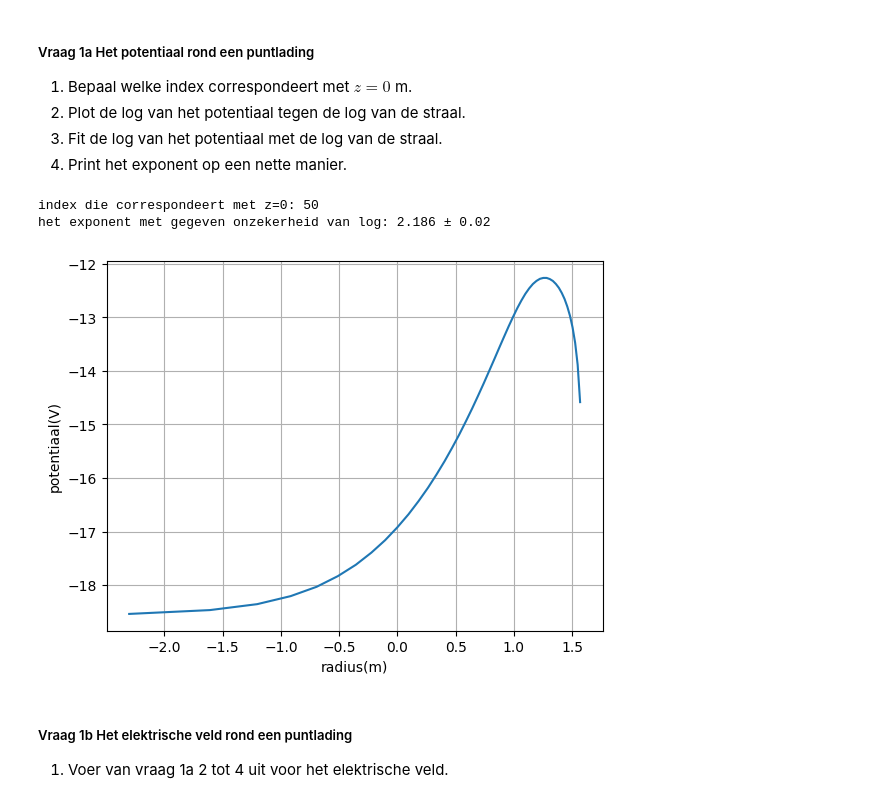
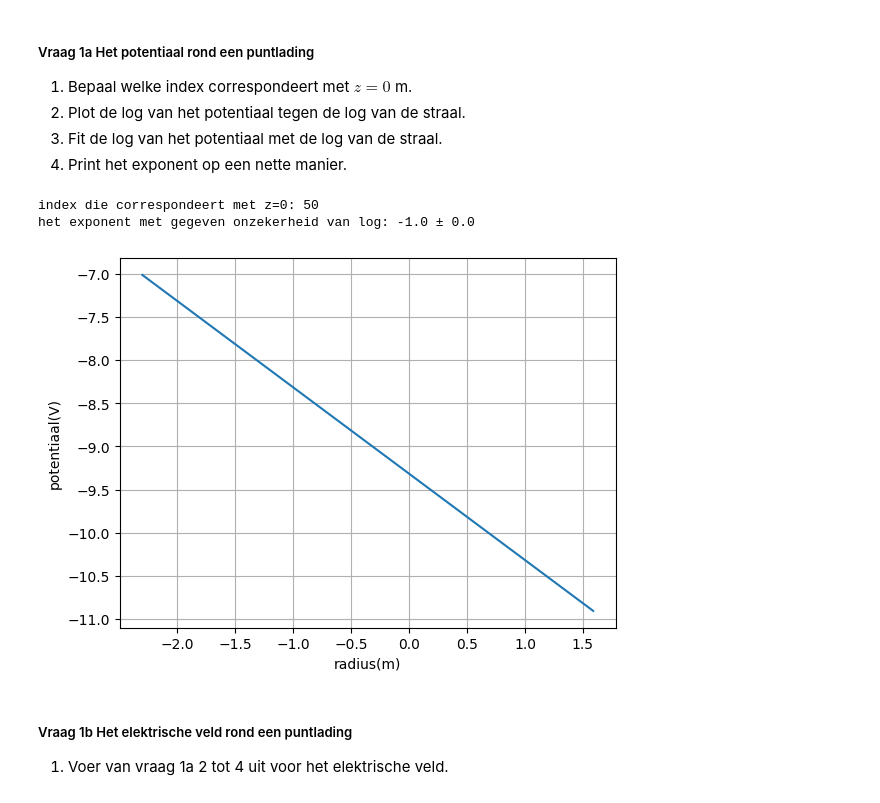
Before and after one commit to Rune-TuDelft/opdrachten-DEF-D, a Jupyter notebook: DigitaleOntwerpopdrachten/1CondensatorOpdracht/CondensatorOntwerpopdracht.ipynb, the cells around one changed output. Drawn from its saved outputs; the diff is of its cells as text; code cells hidden in the pictures.

```diff
--- a/DigitaleOntwerpopdrachten/1CondensatorOpdracht/CondensatorOntwerpopdracht.ipynb
+++ b/DigitaleOntwerpopdrachten/1CondensatorOpdracht/CondensatorOntwerpopdracht.ipynb
@@ -92,36 +92,36 @@ plot_results_pt_charge_at_origin(Ez, Er, normE, V, r, z, grid_step)
 index_z = np.argmin(np.abs(z-0))
 print('index die correspondeert met z=0:',index_z)
 #2
-Vr = -V[index_z,:]
+Vr = V[index_z,:]
 positive_idx = Vr > 0  # alleen positieve waarden
 fit_r = r[positive_idx]
 fit_Vr = Vr[positive_idx]
 
 positive_r_idx = fit_r > 0
 fit_r = fit_r[positive_r_idx]
 fit_Vr = fit_Vr[positive_r_idx]
 
 
 log_r = np.log(fit_r)
 log_V = np.log(fit_Vr)
 
 plt.plot(log_r,log_V)
 plt.xlabel('radius(m)')
 plt.ylabel('potentiaal(V)')
 plt.grid()
 #3
 from scipy.optimize import curve_fit
 def FIT(x,Log_a,b):
     return Log_a + b*x
 
 var, cov = curve_fit(FIT,log_r,log_V)
 #4
 print('het exponent met gegeven onzekerheid van log:', round(var[1],3),'±',round(cov[1,1],3))
 ###
 # %% [output]
 index die correspondeert met z=0: 50
-het exponent met gegeven onzekerheid van log: 2.186 ± 0.02
+het exponent met gegeven onzekerheid van log: -1.0 ± 0.0
-[figure, old version]
+[figure, new version]
 # %% [markdown]
 ##### Vraag 1b Het elektrische veld rond een puntlading
 1. Voer van vraag 1a 2 tot 4 uit voor het elektrische veld.
```
Also changed, not shown: parts of 8 cells of this notebook.
